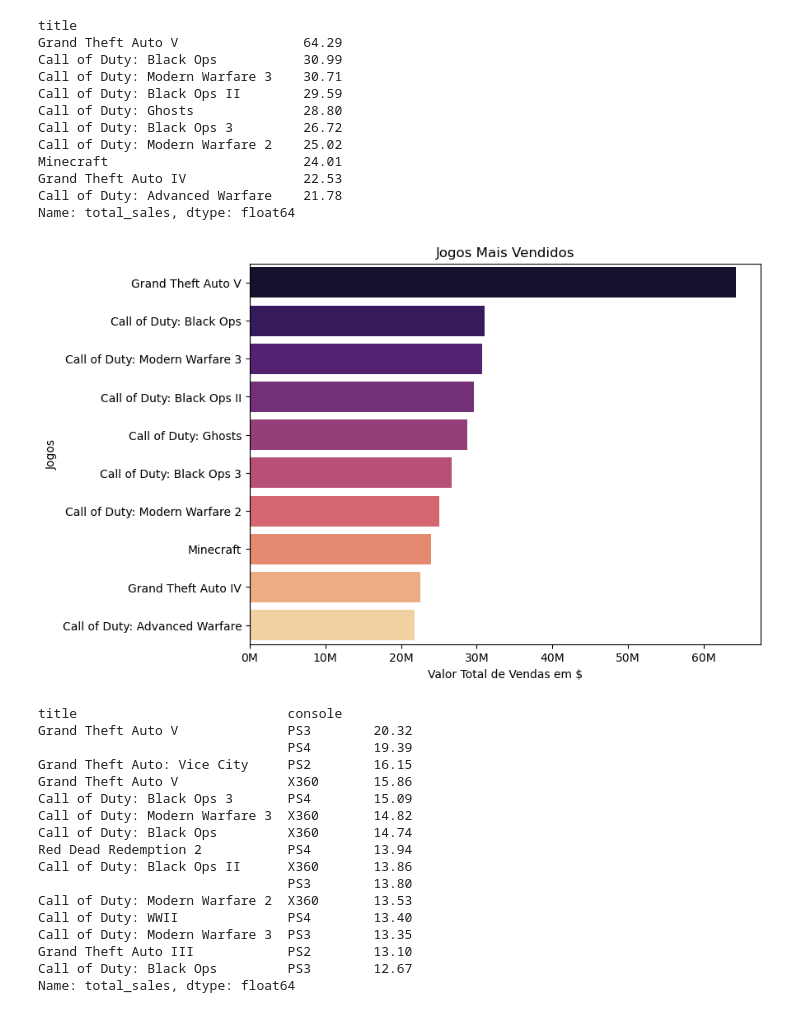
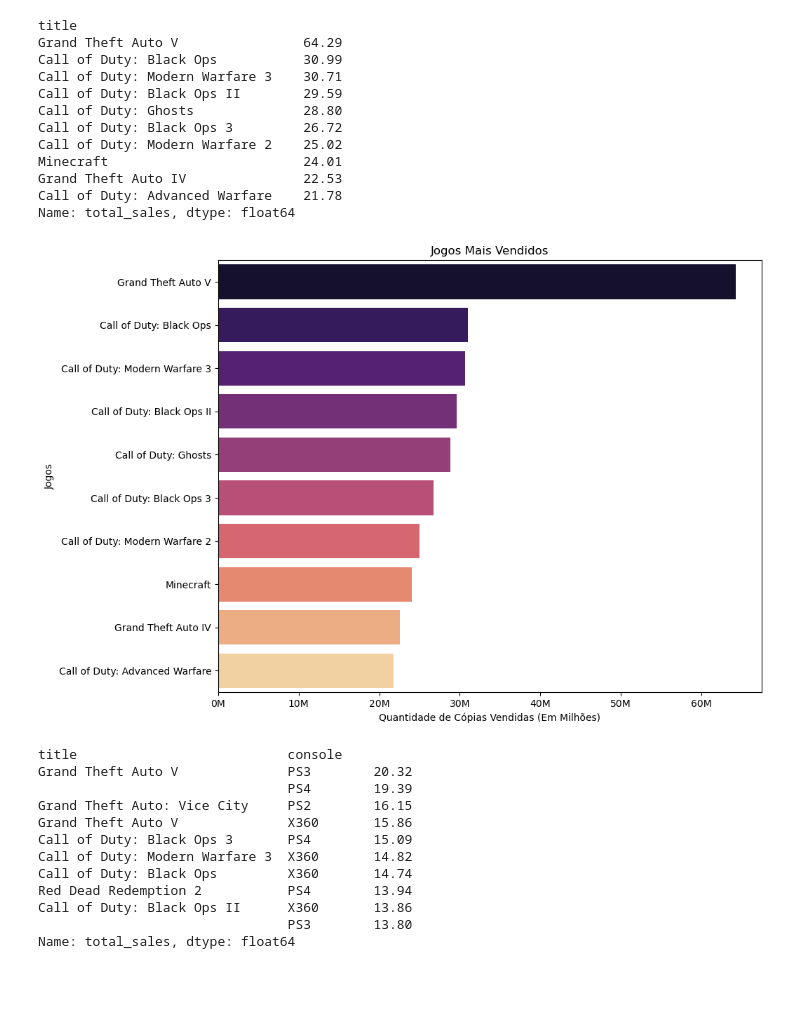
Before and after one commit to MatheusMorandi/Analise_Vendas_Jogos_2024, a Jupyter notebook: src/eda.ipynb, the cells around one changed output. Drawn from its saved outputs; the diff is of its cells as text; code cells hidden in the pictures; blank space fills up the shorter version.

Commit message:
Adicionando Grafico com games/plataforma

```diff
--- a/src/eda.ipynb
+++ b/src/eda.ipynb
@@ -97,32 +97,32 @@ Grand Theft Auto IV               22.53
 Call of Duty: Advanced Warfare    21.78
 Name: total_sales, dtype: float64
 # %%
-plt.figure(figsize = (8,6))
+plt.figure(figsize = (10,8))
 
 ax = sns.barplot(
     data = pd.DataFrame(games_mais_vendido),
     x = games_mais_vendido.values,
     y = games_mais_vendido.index,
     palette = "magma",
     hue = games_mais_vendido.index,
     legend = False)
 
 def formatador(x, pos):
     return f'{x:.0f}M'
 
 plt.gca().xaxis.set_major_formatter(plt.FuncFormatter(formatador))
 
 _ = plt.title("Jogos Mais Vendidos")
 
-_ = plt.xlabel("Valor Total de Vendas em $")
+_ = plt.xlabel("Quantidade de Cópias Vendidas (Em Milhões)")
 
 _ = plt.ylabel("Jogos")
 
 plt.show()
 # %% [output]
-[figure, old version]
+[figure, new version]
 # %%
-plataformas = ds.groupby(["title", "console"])['total_sales'].sum().sort_values(ascending = False).head(15)
+plataformas = ds.groupby(["title", "console"])['total_sales'].sum().sort_values(ascending = False).head(10)
 
 plataformas
 # %% [output]
@@ -137,9 +137,4 @@ Call of Duty: Black Ops         X360       14.74
 Red Dead Redemption 2           PS4        13.94
 Call of Duty: Black Ops II      X360       13.86
                                 PS3        13.80
-Call of Duty: Modern Warfare 2  X360       13.53
-Call of Duty: WWII              PS4        13.40
-Call of Duty: Modern Warfare 3  PS3        13.35
-Grand Theft Auto III            PS2        13.10
-Call of Duty: Black Ops         PS3        12.67
 Name: total_sales, dtype: float64
```
Also changed, not shown: parts of 4 cells of this notebook.
